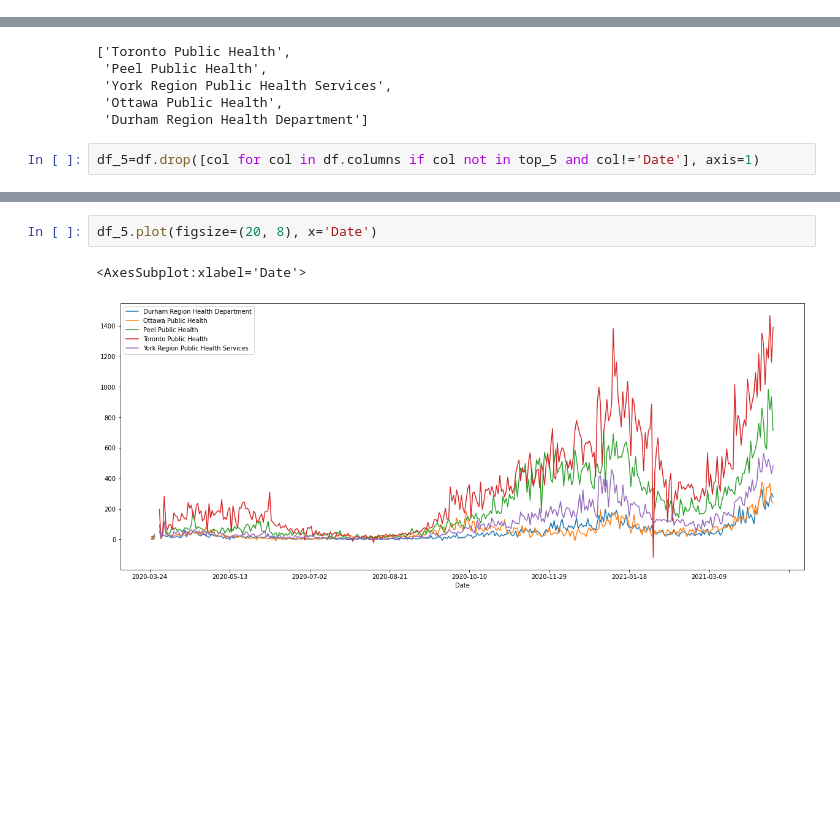
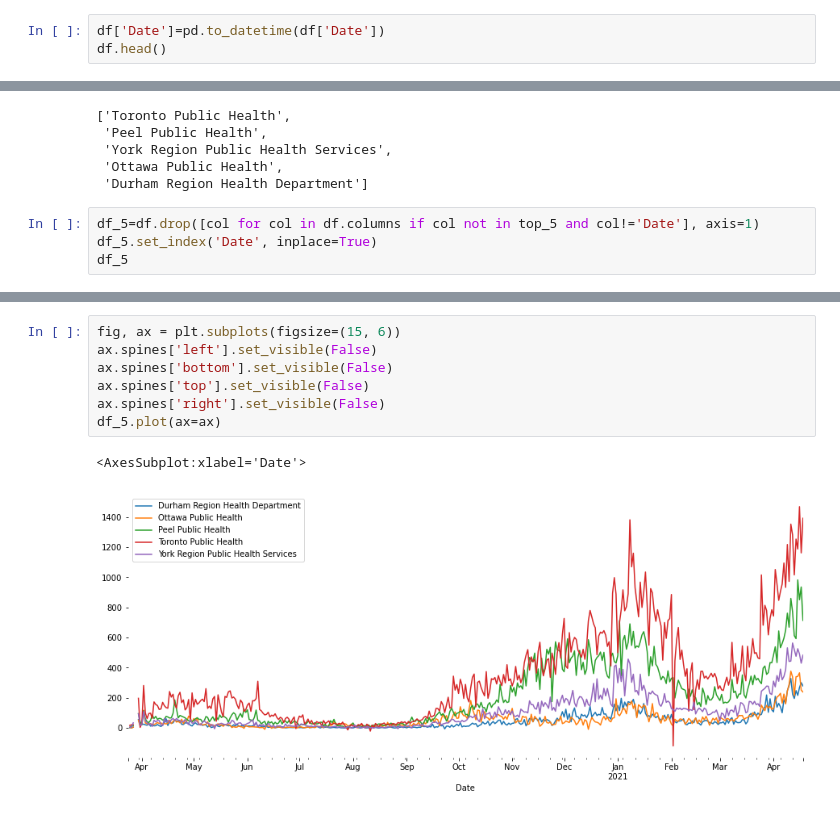
Before and after one commit to vipervit/covid_ont, a Jupyter notebook: byunit.ipynb, the cells around one changed output, grey strips where cells are left out. Saved outputs shown, nothing was run; the diff lists cells and outputs as text; blank space fills up the shorter version.

```diff
--- a/byunit.ipynb
+++ b/byunit.ipynb
@@ -21,3 +21,6 @@ df.head()
 | 3 | 2020-03-27 | 0.0 | 0.0 | 0.0 | 5.0 | ... |
 | 4 | 2020-03-28 | NaN | NaN | NaN | NaN | ... |
 5 rows × 36 columns
+# %%
+df['Date']=pd.to_datetime(df['Date'])
+df.head()
@@ -35,3 +46,5 @@ top_5
  'Durham Region Health Department']
 # %%
 df_5=df.drop([col for col in df.columns if col not in top_5 and col!='Date'], axis=1)
+df_5.set_index('Date', inplace=True)
+df_5
@@ -38,5 +66,10 @@ df_5=df.drop([col for col in df.columns if col not in top_5 and col!='Date'], ax
-# %%
-df_5.plot(figsize=(20, 8), x='Date')
-# %% [output]
-<AxesSubplot:xlabel='Date'>
-[figure, removed]
+# %%
+fig, ax = plt.subplots(figsize=(15, 6))
+ax.spines['left'].set_visible(False)
+ax.spines['bottom'].set_visible(False)
+ax.spines['top'].set_visible(False)
+ax.spines['right'].set_visible(False)
+df_5.plot(ax=ax)
+# %% [output]
+<AxesSubplot:xlabel='Date'>
+[figure, added]
```
Also changed, not shown: parts of 2 cells of this notebook, 1 other file.
